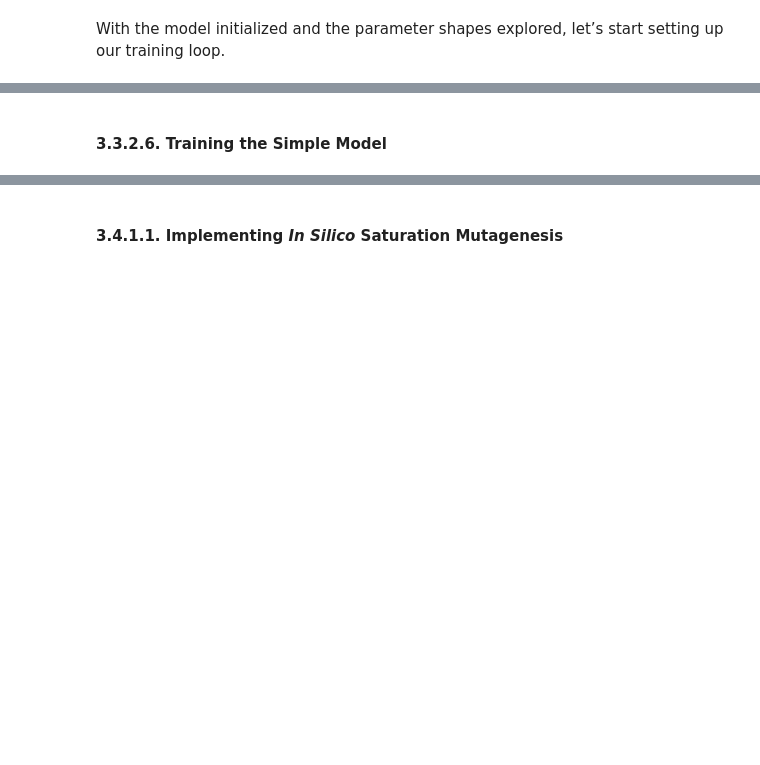
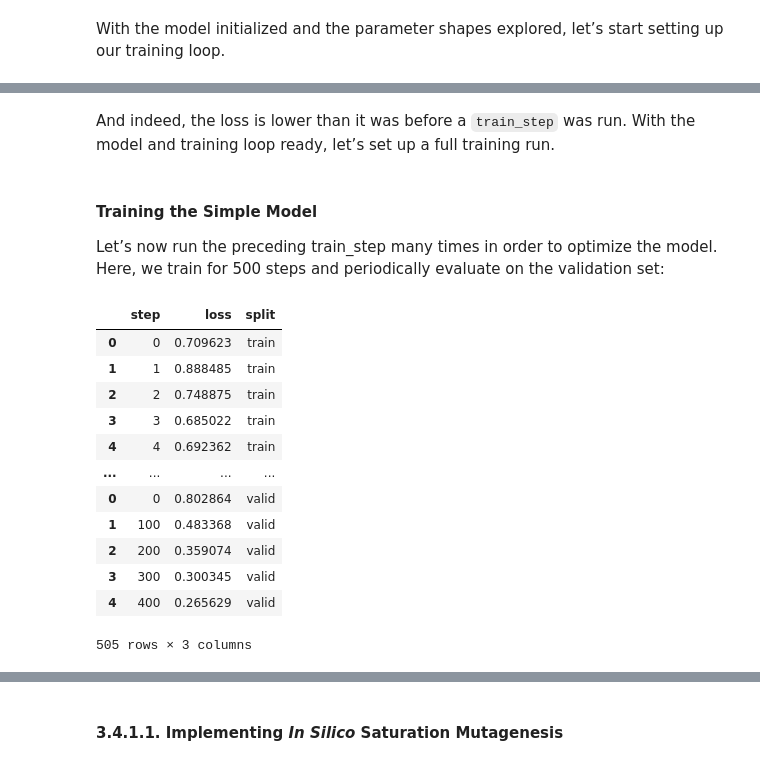
Before and after one commit to paymantohidifar/deep-learning-for-biology-book, a Jupyter notebook: notebooks/chapter3-dna.ipynb, the cells around one changed output, grey strips where cells are left out. Drawn from its saved outputs; the diff is of its cells as text; code cells hidden in the pictures; blank space fills up the shorter version.

```diff
--- a/notebooks/chapter3-dna.ipynb
+++ b/notebooks/chapter3-dna.ipynb
@@ -704,5 +741,9 @@ calculate_loss(state.params, batch)
+# %% [markdown]
+And indeed, the loss is lower than it was before a `train_step` was run. With the model and training loop ready, let’s set up a full training run.
 # %% [markdown]
-#### 3.3.2.6. Training the Simple Model
+#### **Training the Simple Model**
+
+Let’s now run the preceding train_step many times in order to optimize the model. Here, we train for 500 steps and periodically evaluate on the validation set:
 # %%
 import tqdm
 
@@ -731,6 +772,22 @@ losses = pd.concat(
     pd.DataFrame(valid_losses).assign(split="valid"),
   ]
 )
+# %%
+losses
+# %% [output]
+|  | step | loss | split |
+| 0 | 0 | 0.709623 | train |
+| 1 | 1 | 0.888485 | train |
+| 2 | 2 | 0.748875 | train |
+| 3 | 3 | 0.685022 | train |
+| 4 | 4 | 0.692362 | train |
+| ... | ... | ... | ... |
+| 0 | 0 | 0.802864 | valid |
+| 1 | 100 | 0.483368 | valid |
+| 2 | 200 | 0.359074 | valid |
+| 3 | 300 | 0.300345 | valid |
+| 4 | 400 | 0.265629 | valid |
+505 rows × 3 columns
 # %%
 import matplotlib.pyplot as plt
 import seaborn as sns
```
Also changed, not shown: parts of 30 cells of this notebook.
